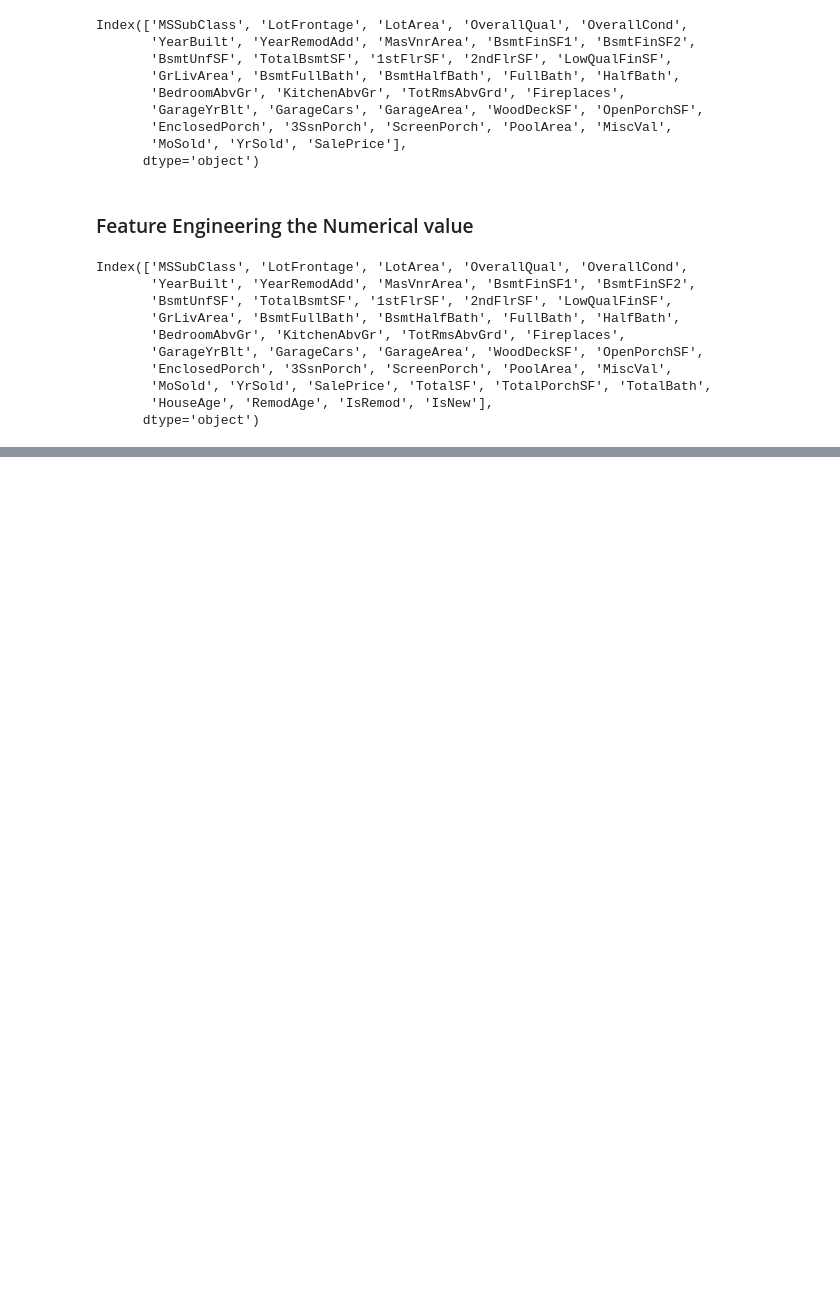
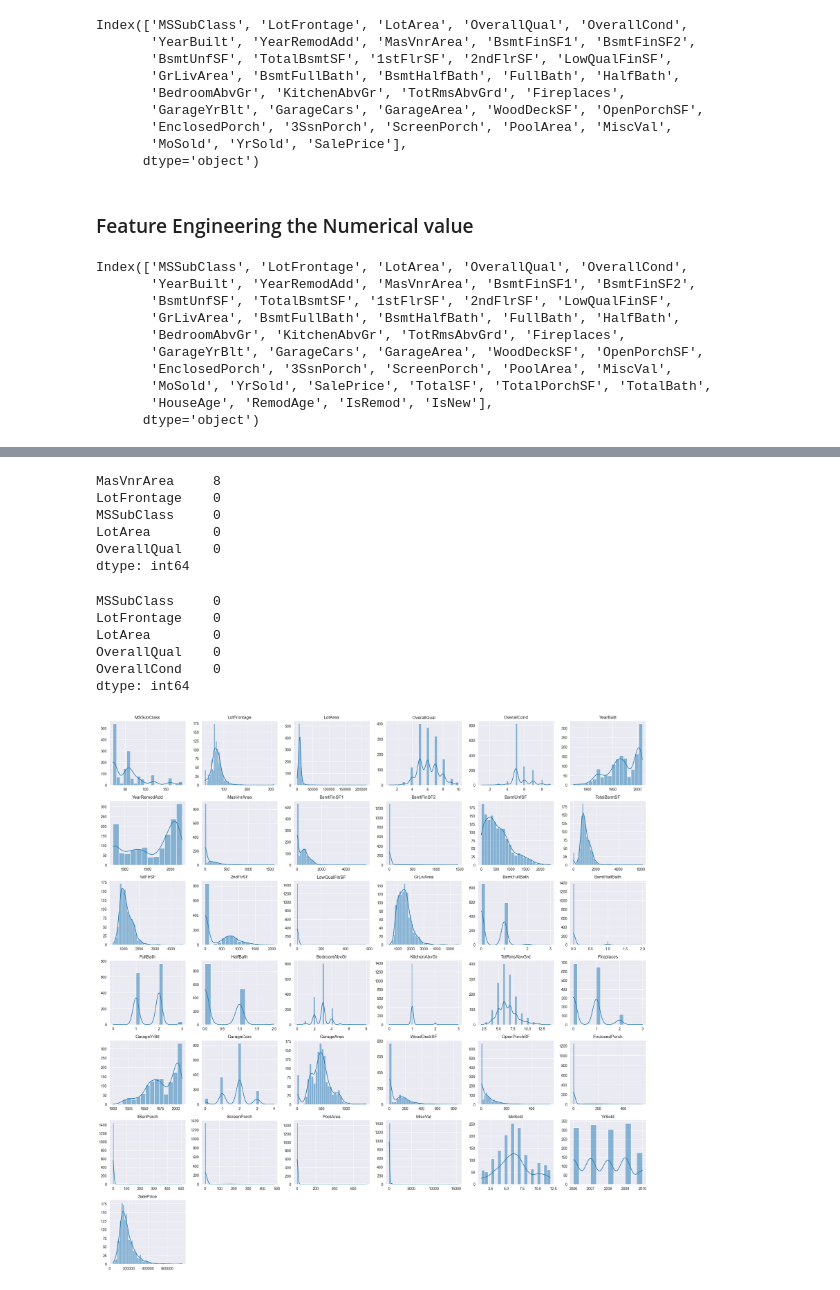
Before and after one commit to AOISYNM/DA_Practice, a Jupyter notebook: House_Pred/code/HousePrices.ipynb, the cells around one changed output, grey strips where cells are left out. Saved outputs shown, nothing was run; the diff lists cells and outputs as text; code cells hidden in the pictures; blank space fills up the shorter version.

Commit message:
added fatures and removed null values

```diff
--- a/House_Pred/code/HousePrices.ipynb
+++ b/House_Pred/code/HousePrices.ipynb
@@ -200,0 +232,47 @@ Index(['MSSubClass', 'LotFrontage', 'LotArea', 'OverallQual', 'OverallCond',
+# %%
+df_feat['LotFrontage'] = df_feat['LotFrontage'].fillna(
+    df_feat['LotFrontage'].median()
+)
+# %%
+df_feat = df_feat.drop('GarageYrBlt', axis=1)
+# %%
+df_feat.isnull().sum().sort_values(ascending=False).head()
+# %% [output]
+MasVnrArea     8
+LotFrontage    0
+MSSubClass     0
+LotArea        0
+OverallQual    0
+dtype: int64
+# %%
+df_feat['MasVnrArea'] = df_feat['MasVnrArea'].fillna(0)
+# %%
+df_feat.isnull().sum().sort_values(ascending=False).head()
+# %% [output]
+MSSubClass     0
+LotFrontage    0
+LotArea        0
+OverallQual    0
+OverallCond    0
+dtype: int64
+# %%
+n_cols = 6
+n_rows = int(np.ceil(len(df_feat.columns) / n_cols))
+
+fig, axes = plt.subplots(nrows=n_rows, ncols=n_cols, figsize=(n_cols * 3.5, n_rows * 3))
+axes = axes.flatten() # Flatten the 2D array of axes for easy iteration
+
+for i, col in enumerate(df_num.columns):
+    sns.histplot(df_num[col], kde=True, ax=axes[i])
+    axes[i].set_title(col, fontsize=12)
+    axes[i].set_xlabel('')
+    axes[i].set_ylabel('')
+
+# Hide any unused subplots
+for j in range(i + 1, len(axes)):
+    fig.delaxes(axes[j])
+
+plt.tight_layout()
+plt.show()
+# %% [output]
+[figure, added]
```
Also changed, not shown: parts of 8 cells of this notebook.
